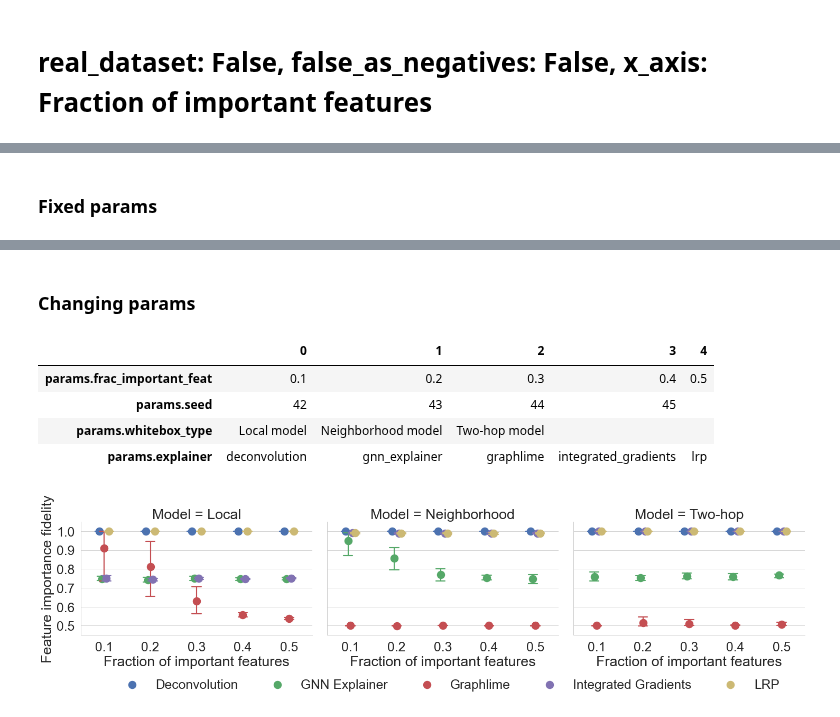
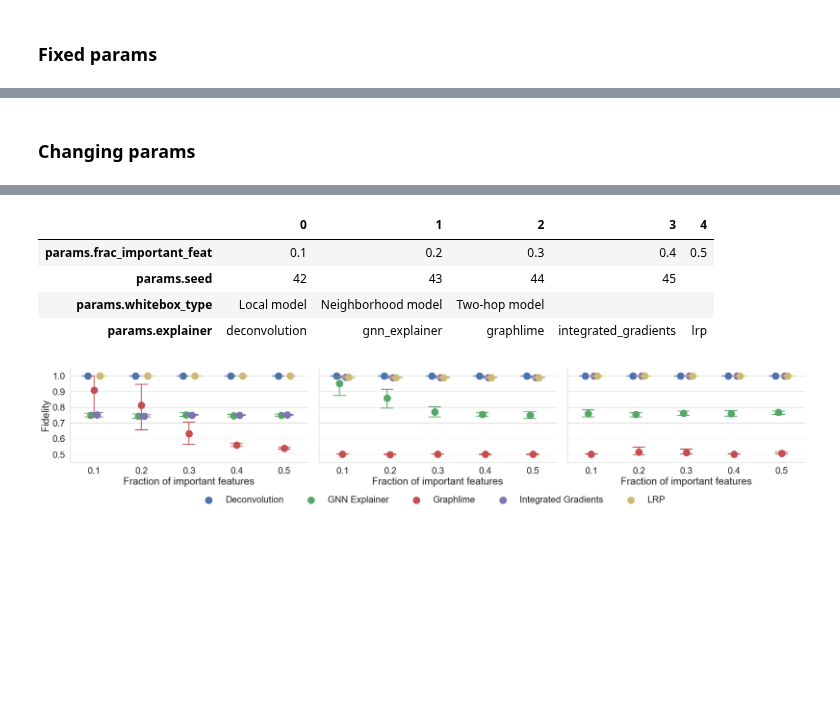
Before and after one commit to corradomonti/axiomatic-g-xai, a Jupyter notebook: notebook/plot-results.ipynb, the cells around one changed output, grey strips where cells are left out. Cells and saved outputs as stored; diff of their text form; code cells hidden in the pictures; blank space fills up the shorter version.

```diff
--- a/notebook/plot-results.ipynb
+++ b/notebook/plot-results.ipynb
@@ -30,7 +30,7 @@ pd.set_option('display.max_rows', 500)
 sys.path += ['../src/']
 # %%
 sns.set_style("whitegrid")
-sns.set_context('paper', font_scale=2.8)
+sns.set_context('paper', font_scale=2.5)
 # %%
 def print_different_values(df_plot):
     fixed_fields2value = {}
@@ -72,7 +68,7 @@ Index(['run_id', 'experiment_id', 'status', 'artifact_uri', 'start_time',
 # %%
 
 EDGE_FIDELITY_NAME = "Edge importance fidelity"
-FEAT_FIDELITY_NAME = "Feature importance fidelity"
+FEAT_FIDELITY_NAME = "Fidelity"
 FRAC_POSITIVE_FEAT = "Fraction of positive features"
 FRAC_IMPORTANT_FEAT = "Fraction of important features"
 EXPLAINER = "Explainer"
@@ -151,4 +154,4 @@ Changing params
 # %%
-do_plot(x_axis=FRAC_IMPORTANT_FEAT)
+do_plot(x_axis=FRAC_IMPORTANT_FEAT, show_bottom=True, show_top=False)
 # %% [output]
-real_dataset: False, false_as_negatives: False, x_axis: Fraction of important features
+Fixed params
@@ -155 +160 @@ real_dataset: False, false_as_negatives: False, x_axis: Fraction of important fe
-Fixed params
+Changing params
@@ -158,8 +161,7 @@ Fixed params
-Changing params
 |  | 0 | 1 | 2 | 3 | 4 |
 | params.frac_important_feat | 0.1 | 0.2 | 0.3 | 0.4 | 0.5 |
 | params.seed | 42 | 43 | 44 | 45 |  |
 | params.whitebox_type | Local model | Neighborhood model | Two-hop model |  |  |
 | params.explainer | deconvolution | gnn_explainer | graphlime | integrated_gradients | lrp |
-[figure, old version]
+[figure, new version]
 # %%
```
Also changed, not shown: parts of 8 cells of this notebook, 2 other files.
